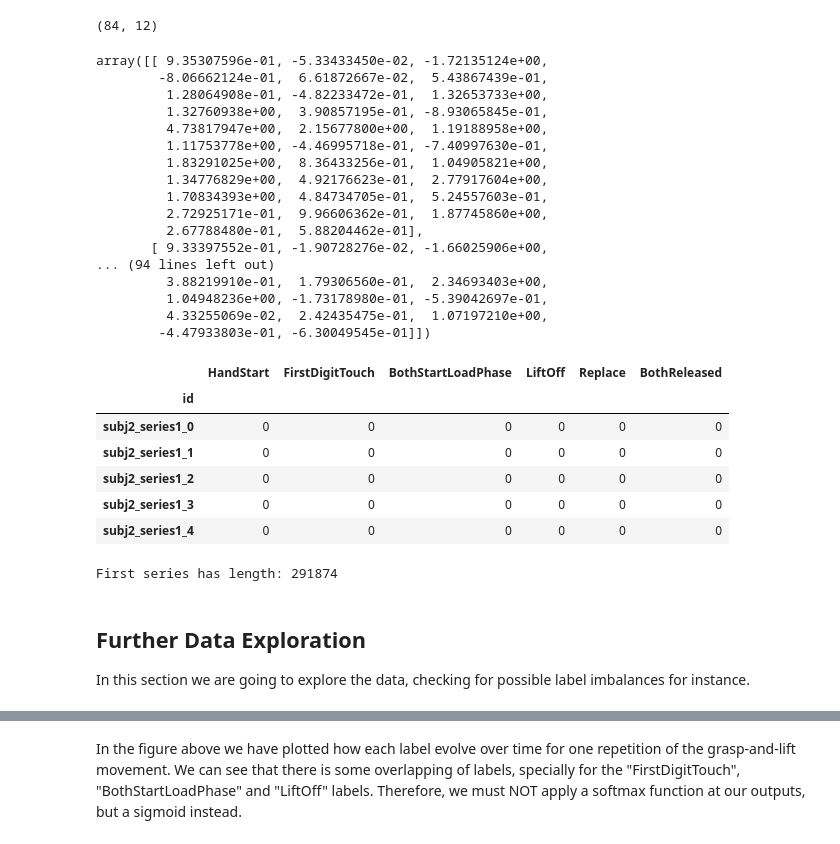
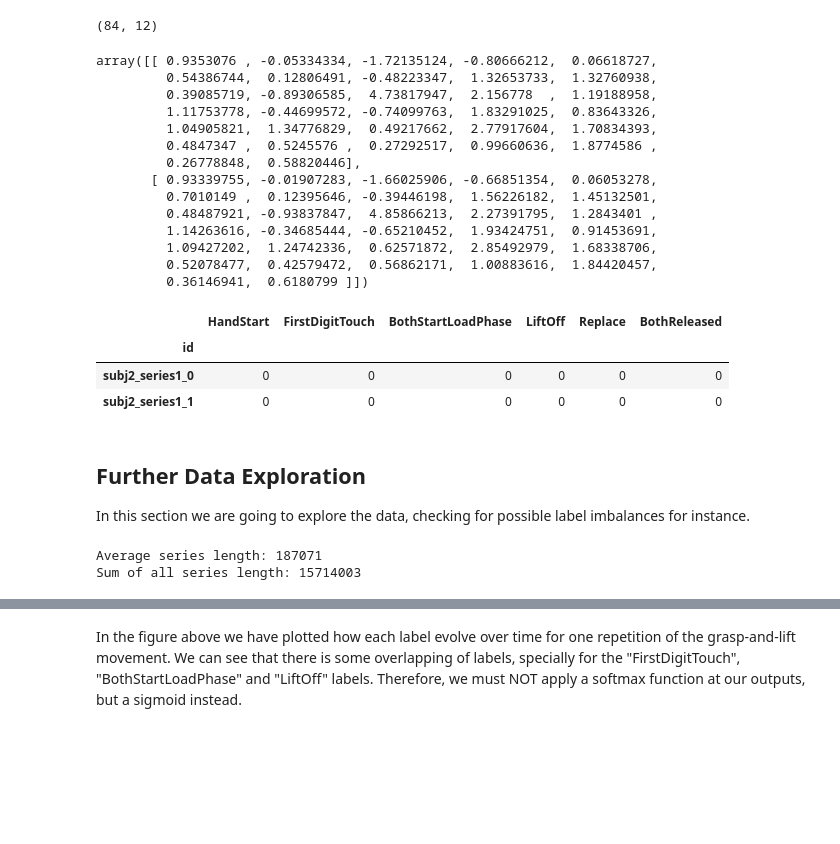
Before and after one commit to arthurcgusmao/eeg-grasp-and-lift, a Jupyter notebook: main.ipynb, the cells around one changed output, grey strips where cells are left out. Cells and saved outputs as stored; diff of their text form; code cells hidden in the pictures; blank space fills up the shorter version.

```diff
--- a/main.ipynb
+++ b/main.ipynb
@@ -69,39 +65,42 @@ len(train), len(valid)
 (84, 12)
 # %%
 x,y = train[0]
-display(x[:10])
-display(y.head())
-print("First series has length: {}".format(len(y)))
+display(x[:2])
+display(y.iloc[:2])
 # %% [output]
-array([[ 9.35307596e-01, -5.33433450e-02, -1.72135124e+00,
-        -8.06662124e-01,  6.61872667e-02,  5.43867439e-01,
-         1.28064908e-01, -4.82233472e-01,  1.32653733e+00,
-         1.32760938e+00,  3.90857195e-01, -8.93065845e-01,
-         4.73817947e+00,  2.15677800e+00,  1.19188958e+00,
-         1.11753778e+00, -4.46995718e-01, -7.40997630e-01,
-         1.83291025e+00,  8.36433256e-01,  1.04905821e+00,
-         1.34776829e+00,  4.92176623e-01,  2.77917604e+00,
-         1.70834393e+00,  4.84734705e-01,  5.24557603e-01,
-         2.72925171e-01,  9.96606362e-01,  1.87745860e+00,
-         2.67788480e-01,  5.88204462e-01],
-       [ 9.33397552e-01, -1.90728276e-02, -1.66025906e+00,
-... (94 lines left out)
-         3.88219910e-01,  1.79306560e-01,  2.34693403e+00,
-         1.04948236e+00, -1.73178980e-01, -5.39042697e-01,
-         4.33255069e-02,  2.42435475e-01,  1.07197210e+00,
-        -4.47933803e-01, -6.30049545e-01]])
+array([[ 0.9353076 , -0.05334334, -1.72135124, -0.80666212,  0.06618727,
+         0.54386744,  0.12806491, -0.48223347,  1.32653733,  1.32760938,
+         0.39085719, -0.89306585,  4.73817947,  2.156778  ,  1.19188958,
+         1.11753778, -0.44699572, -0.74099763,  1.83291025,  0.83643326,
+         1.04905821,  1.34776829,  0.49217662,  2.77917604,  1.70834393,
+         0.4847347 ,  0.5245576 ,  0.27292517,  0.99660636,  1.8774586 ,
+         0.26778848,  0.58820446],
+       [ 0.93339755, -0.01907283, -1.66025906, -0.66851354,  0.06053278,
+         0.7010149 ,  0.12395646, -0.39446198,  1.56226182,  1.45132501,
+         0.48487921, -0.93837847,  4.85866213,  2.27391795,  1.2843401 ,
+         1.14263616, -0.34685444, -0.65210452,  1.93424751,  0.91453691,
+         1.09427202,  1.24742336,  0.62571872,  2.85492979,  1.68338706,
+         0.52078477,  0.42579472,  0.56862171,  1.00883616,  1.84420457,
+         0.36146941,  0.6180799 ]])
 |  | HandStart | FirstDigitTouch | BothStartLoadPhase | LiftOff | Replace | BothReleased |
 | id |  |  |  |  |  |  |
 | subj2_series1_0 | 0 | 0 | 0 | 0 | 0 | 0 |
 | subj2_series1_1 | 0 | 0 | 0 | 0 | 0 | 0 |
-| subj2_series1_2 | 0 | 0 | 0 | 0 | 0 | 0 |
-| subj2_series1_3 | 0 | 0 | 0 | 0 | 0 | 0 |
-| subj2_series1_4 | 0 | 0 | 0 | 0 | 0 | 0 |
-First series has length: 291874
 # %% [markdown]
 ## Further Data Exploration
 
 In this section we are going to explore the data, checking for possible label imbalances for instance.
+# %%
+len_ = 0
+count = 0
+for x,y in train:
+    len_ += len(x)
+    count += 1
+print("Average series length: {}".format(len_/count))
+print("Sum of all series length: {}".format(len_))
+# %% [output]
+Average series length: 187071
+Sum of all series length: 15714003
 # %%
 fig = plt.figure(figsize=(8,4))
 cols = train[0][1].columns
```
Also changed, not shown: parts of 20 cells of this notebook, 7 other files.
